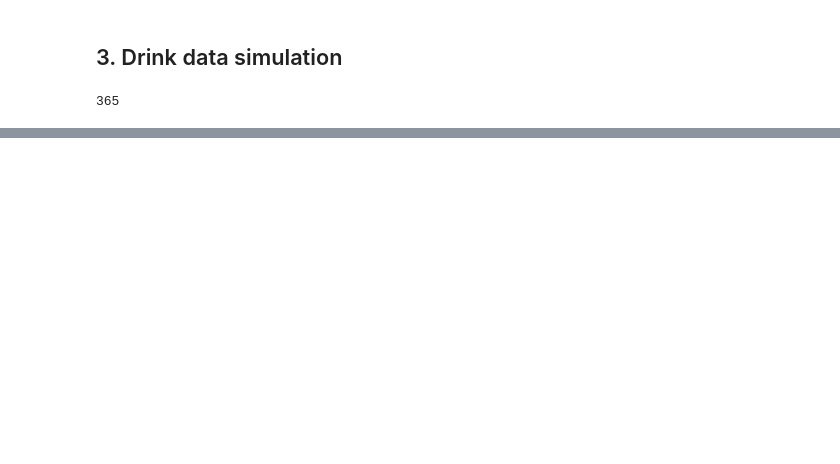
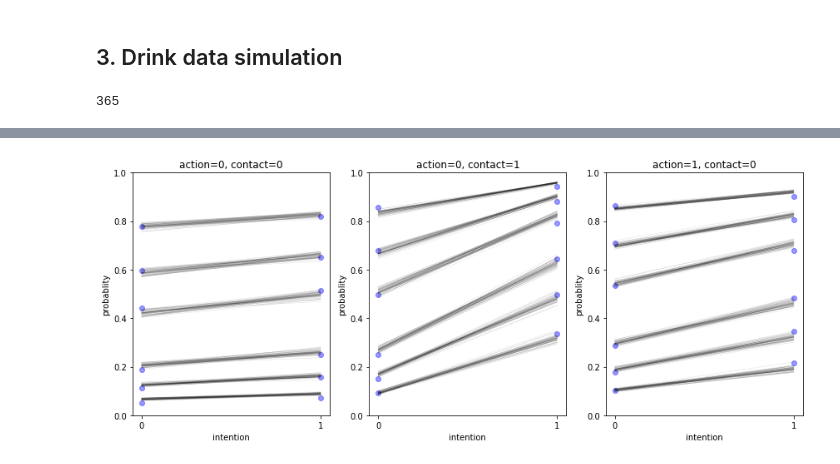
Before and after one commit to danhphan/bayesian-inferences, a Jupyter notebook: _00_rethink_stats_week7_course.ipynb, the cells around one changed output, grey strips where cells are left out. Saved outputs shown, nothing was run; the diff lists cells and outputs as text; code cells hidden in the pictures; blank space fills up the shorter version.

```diff
--- a/_00_rethink_stats_week7_course.ipynb
+++ b/_00_rethink_stats_week7_course.ipynb
@@ -249,0 +452,41 @@ np.exp(trace_drk["al"]).mean()  # rate finish manuscripts, when not drinking
+# %%
+def p_ord_logit(responses: range, phi: np.ndarray, a: np.ndarray):
+    """
+    For the given posterior sample, computes the cumulative probabilities
+    of each response in each of the counterfactual values of the predictors.
+
+    responses: range of possible responses in the experiment
+    phi: posterior phi for each counterfactual case
+    a: posterior intercept for each response
+    """
+    p = pd.DataFrame(index=range(len(cases_df)), columns=responses)
+    for case in p.index:
+        p.loc[case] = logistic(a - phi[case])
+
+    p = pd.concat([cases_df, p], axis=1).set_index(["action", "contact", "intention"]).sort_index()
+    p.index.name = "case"
+    p.columns.name = "response"
+
+    return p
+# %%
+_, axes = plt.subplots(1, 3, figsize=(12, 5))
+
+for s in range(50):
+    p = p_ord_logit(responses=range(6), phi=pp_phi[s], a=trace_trl2["cutpoints"][s])
+
+    cur_ax = 0
+    for (action, contact), _ in p.groupby(level=["action", "contact"]):
+        axes[cur_ax].plot([0, 1], p.loc[action, contact], lw=0.6, c="k", alpha=0.1)
+
+        if s == 0:
+            axes[cur_ax].plot([0, 1], p_obs.loc[action, contact], "ob", alpha=0.4)
+            axes[cur_ax].set_xticks([0, 1])
+            axes[cur_ax].set_xlabel("intention")
+            axes[cur_ax].set_ylabel("probablity")
+            axes[cur_ax].set_ylim([0, 1])
+            axes[cur_ax].set_title(f"action={action}, contact={contact}")
+
+        cur_ax += 1
+plt.tight_layout()
+# %% [output]
+[figure, added]
```
Also changed, not shown: parts of 37 cells of this notebook.
